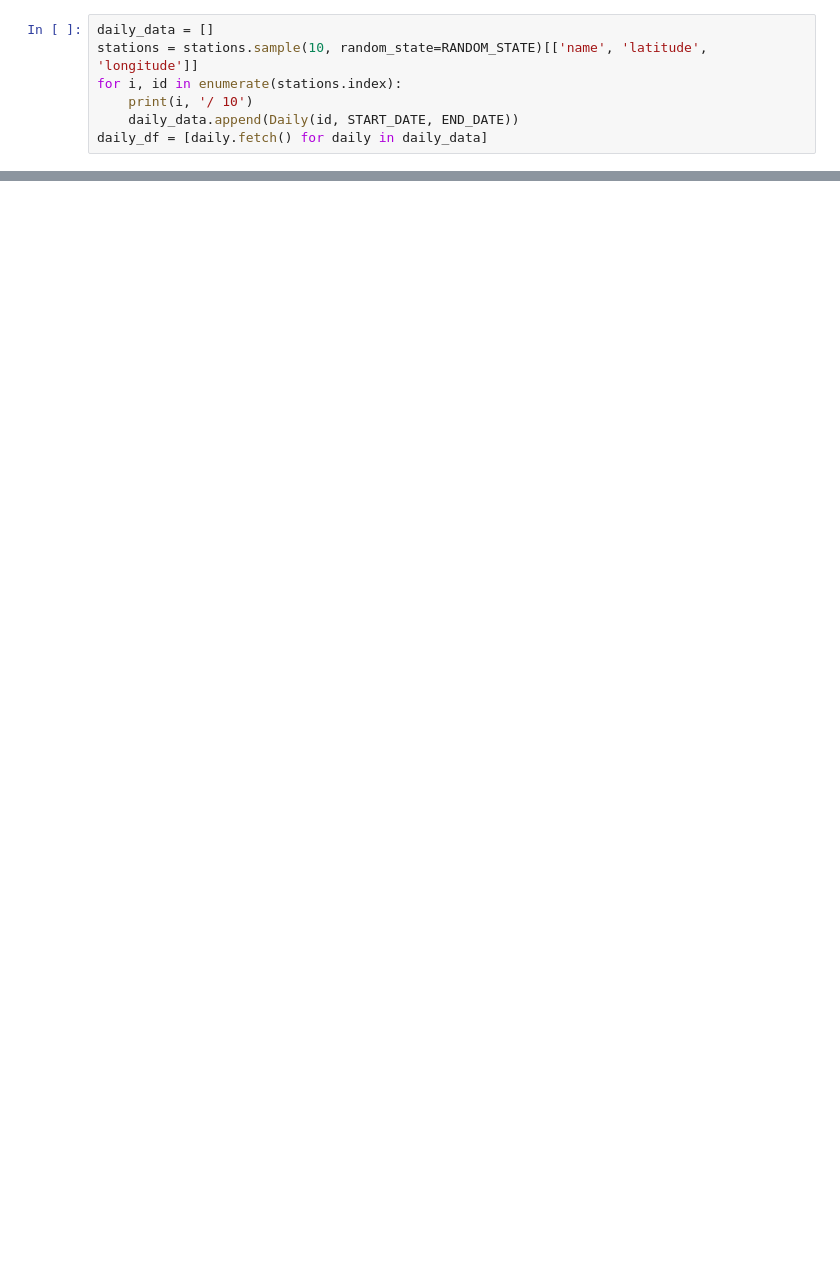
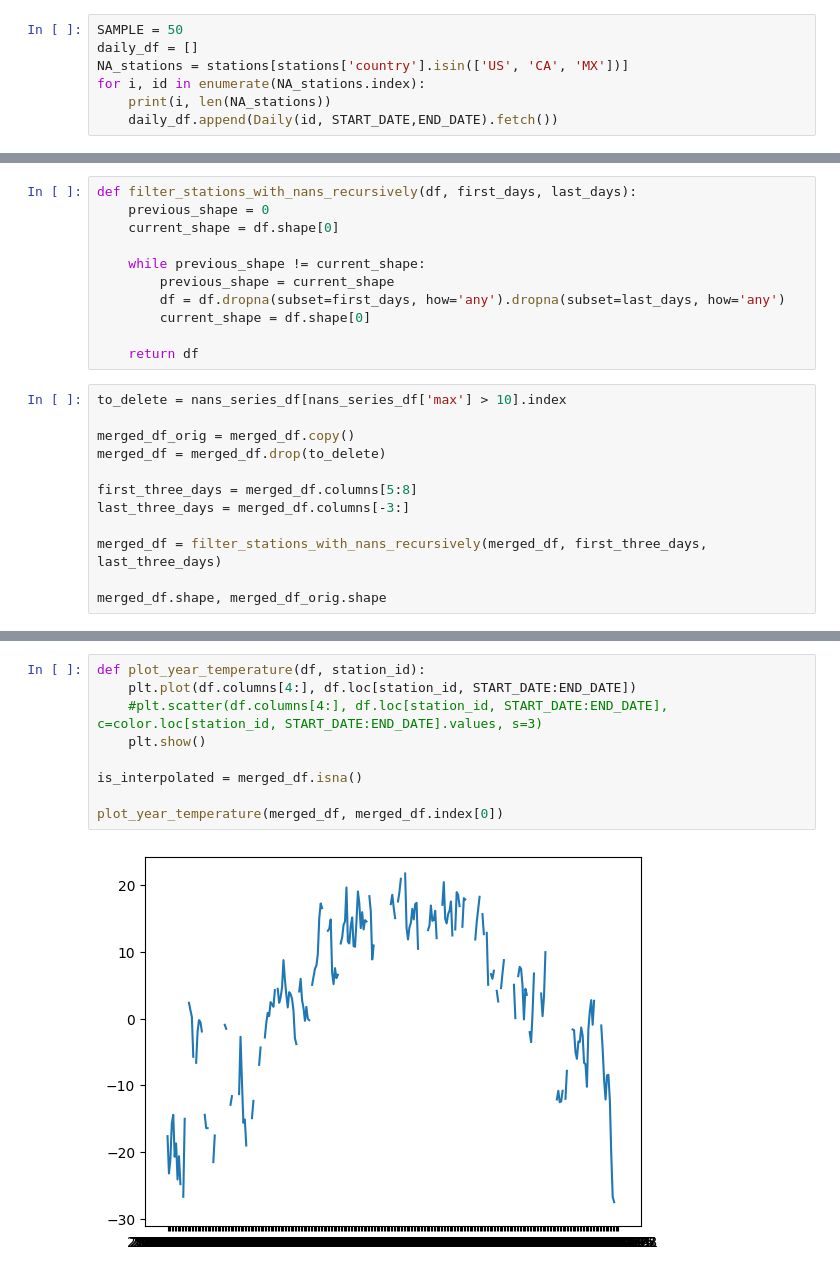
Before and after one commit to CALLmeDOMIN/Meterology-Data-Interpolation, a Jupyter notebook: main.ipynb, the cells around one changed output, grey strips where cells are left out. Saved outputs shown, nothing was run; the diff lists cells and outputs as text; blank space fills up the shorter version.

```diff
--- a/main.ipynb
+++ b/main.ipynb
@@ -35,8 +41,8 @@ UserWarning: Boolean Series key will be reindexed to match DataFrame index.
 # %%
-daily_data = []
-stations = stations.sample(10, random_state=RANDOM_STATE)[['name', 'latitude', 'longitude']]
-for i, id in enumerate(stations.index):
-    print(i, '/ 10')
-    daily_data.append(Daily(id, START_DATE, END_DATE))
-daily_df = [daily.fetch() for daily in daily_data]
+SAMPLE = 50
+daily_df = []
+NA_stations = stations[stations['country'].isin(['US', 'CA', 'MX'])]
+for i, id in enumerate(NA_stations.index):
+    print(i, len(NA_stations))
+    daily_df.append(Daily(id, START_DATE,END_DATE).fetch())
 # %% [output]
@@ -75,0 +137,23 @@ merged_df
+# %%
+def filter_stations_with_nans_recursively(df, first_days, last_days):
+    previous_shape = 0
+    current_shape = df.shape[0]
+
+    while previous_shape != current_shape:
+        previous_shape = current_shape
+        df = df.dropna(subset=first_days, how='any').dropna(subset=last_days, how='any')
+        current_shape = df.shape[0]
+
+    return df
+# %%
+to_delete = nans_series_df[nans_series_df['max'] > 10].index
+
+merged_df_orig = merged_df.copy()
+merged_df = merged_df.drop(to_delete)
+
+first_three_days = merged_df.columns[5:8]
+last_three_days = merged_df.columns[-3:]
+
+merged_df = filter_stations_with_nans_recursively(merged_df, first_three_days, last_three_days)
+
+merged_df.shape, merged_df_orig.shape
@@ -75,0 +325,11 @@ merged_df
+# %%
+def plot_year_temperature(df, station_id):
+    plt.plot(df.columns[4:], df.loc[station_id, START_DATE:END_DATE])
+    #plt.scatter(df.columns[4:], df.loc[station_id, START_DATE:END_DATE], c=color.loc[station_id, START_DATE:END_DATE].values, s=3)
+    plt.show()
+
+is_interpolated = merged_df.isna()
+
+plot_year_temperature(merged_df, merged_df.index[0])
+# %% [output]
+[figure, added]
```
Also changed, not shown: parts of 17 cells of this notebook.
